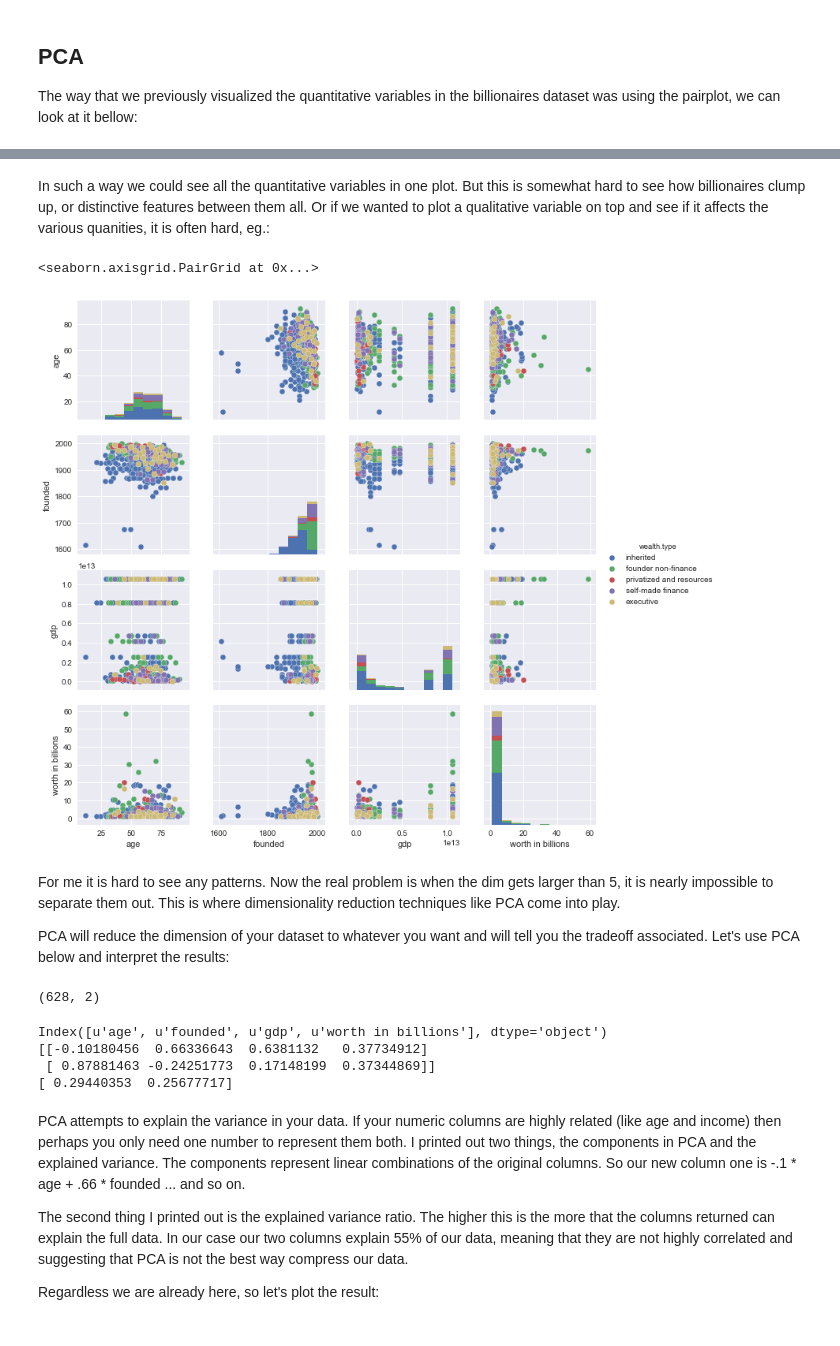
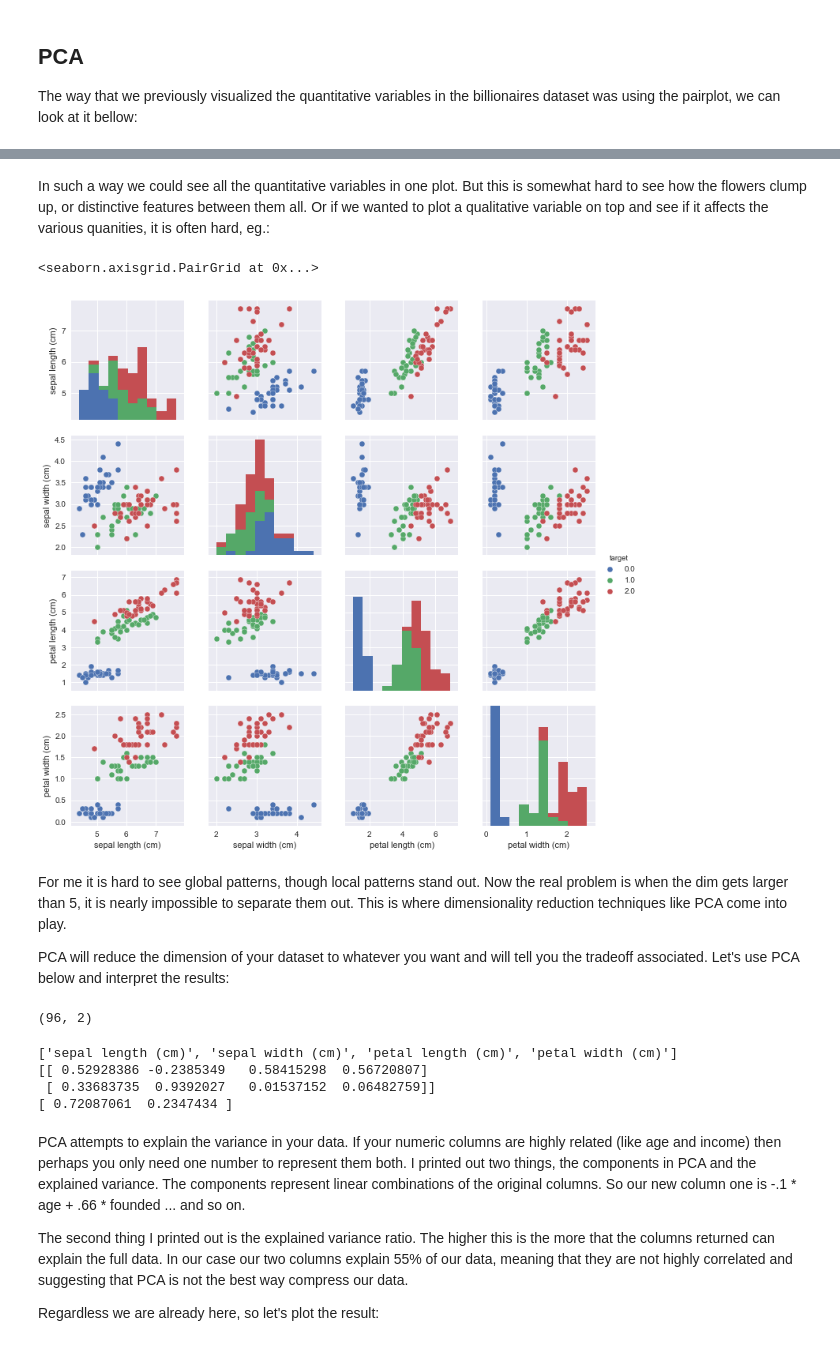
Before and after one commit to knathanieltucker/data-science-foundations, a Jupyter notebook: practicals/16.UnsupervisedLearning.ipynb, the cells around one changed output, grey strips where cells are left out. Cells and saved outputs as stored; diff of their text form; code cells hidden in the pictures.

```diff
--- a/practicals/16.UnsupervisedLearning.ipynb
+++ b/practicals/16.UnsupervisedLearning.ipynb
@@ -35,12 +40,12 @@ sns.pairplot(df.select_dtypes(['float64']).dropna(), vars=df.select_dtypes(['flo
 # %% [markdown]
-In such a way we could see all the quantitative variables in one plot. But this is somewhat hard to see how billionaires clump up, or distinctive features between them all. Or if we wanted to plot a qualitative variable on top and see if it affects the various quanities, it is often hard, eg.:
+In such a way we could see all the quantitative variables in one plot. But this is somewhat hard to see how the flowers clump up, or distinctive features between them all. Or if we wanted to plot a qualitative variable on top and see if it affects the various quanities, it is often hard, eg.:
-# %%
-sns.pairplot(df.select_dtypes(['float64']).join(df['wealth.type']).dropna(), 'wealth.type', vars=df.select_dtypes(['float64']).columns)
-# %% [output]
-<seaborn.axisgrid.PairGrid at 0x...>
-[figure, removed]
+# %%
+sns.pairplot(full_df, hue='target', vars=iris_data['feature_names'])
+# %% [output]
+<seaborn.axisgrid.PairGrid at 0x...>
+[figure, added]
 # %% [markdown]
-For me it is hard to see any patterns. Now the real problem is when the dim gets larger than 5, it is nearly impossible to separate them out. This is where dimensionality reduction techniques like PCA come into play.
+For me it is hard to see global patterns, though local patterns stand out. Now the real problem is when the dim gets larger than 5, it is nearly impossible to separate them out. This is where dimensionality reduction techniques like PCA come into play.
 
 PCA will reduce the dimension of your dataset to whatever you want and will tell you the tradeoff associated. Let's use PCA below and interpret the results:
 # %%
@@ -51,22 +56,21 @@ from sklearn.preprocessing import scale
 pca = PCA(2)
 
 # normalize the data before we transform it. This tends to be very important for most ML applications
-X = df.select_dtypes(['float64']).join(df['wealth.type']).dropna()
-X = scale(X.select_dtypes(['float64']))
+X = scale(X_train)
 transformed_data = pca.fit_transform(X)
 
 transformed_data.shape
 # %% [output]
-(628, 2)
+(96, 2)
 # %%
-print df.select_dtypes(['float64']).columns
+print iris_data['feature_names']
 print pca.components_
 print pca.explained_variance_ratio_
 # %% [output]
-Index([u'age', u'founded', u'gdp', u'worth in billions'], dtype='object')
-[[-0.10180456  0.66336643  0.6381132   0.37734912]
- [ 0.87881463 -0.24251773  0.17148199  0.37344869]]
-[ 0.29440353  0.25677717]
+['sepal length (cm)', 'sepal width (cm)', 'petal length (cm)', 'petal width (cm)']
+[[ 0.52928386 -0.2385349   0.58415298  0.56720807]
+ [ 0.33683735  0.9392027   0.01537152  0.06482759]]
+[ 0.72087061  0.2347434 ]
 # %% [markdown]
 PCA attempts to explain the variance in your data. If your numeric columns are highly related (like age and income) then perhaps you only need one number to represent them both. I printed out two things, the components in PCA and the explained variance. The components represent linear combinations of the original columns. So our new column one is -.1 * age + .66 * founded ... and so on.
 
```
Also changed, not shown: parts of 6 cells of this notebook, 15 other files.
